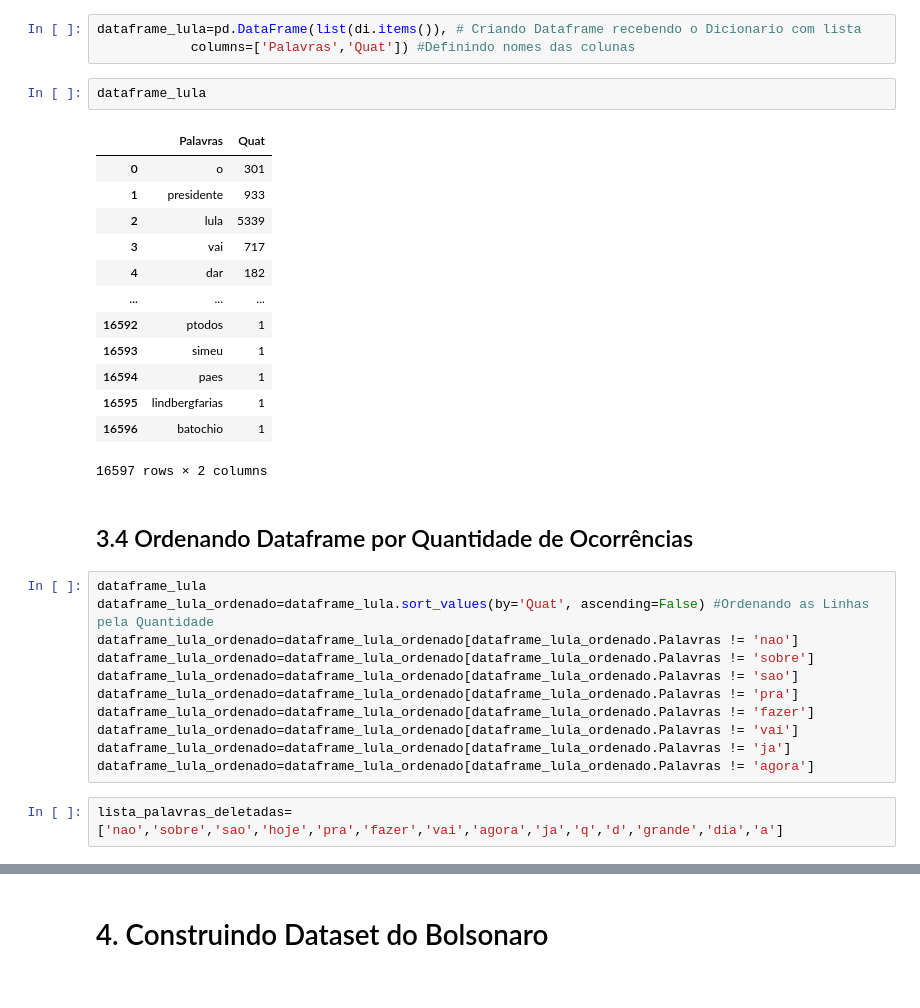
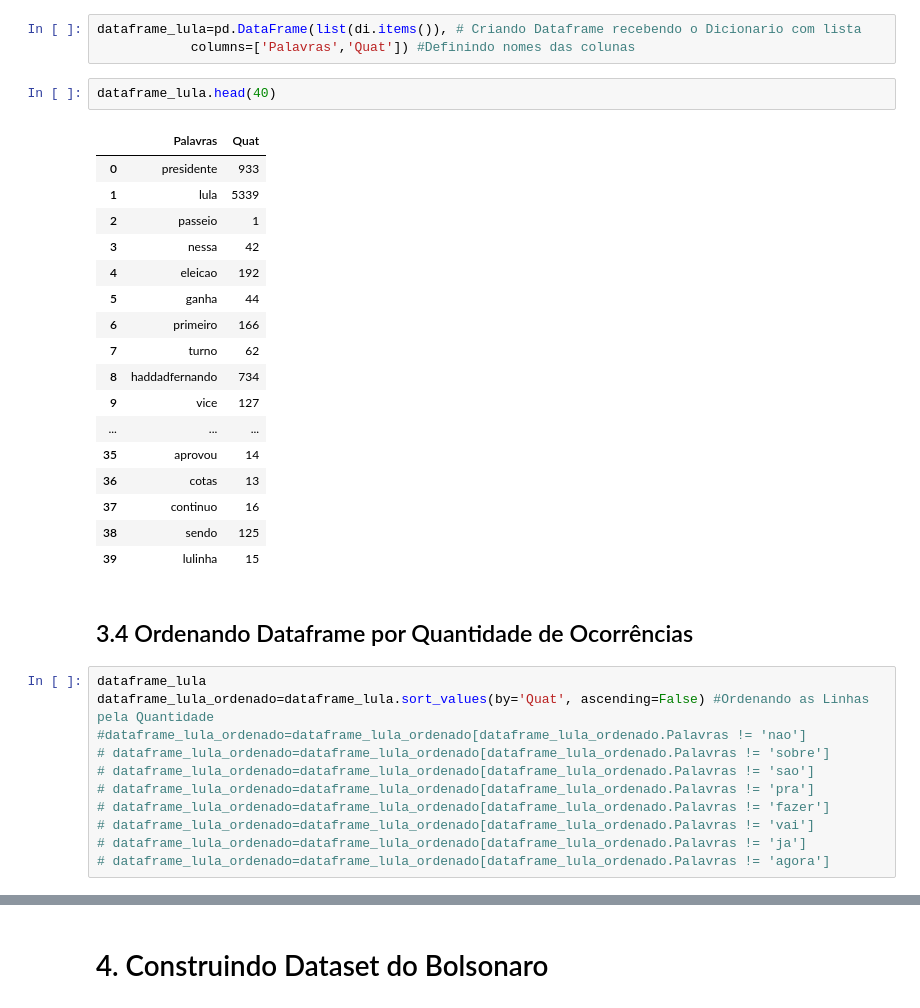
Before and after one commit to GeoIsrael/BolsoxLula_Twitter, a Jupyter notebook: bozoXlula/Desafio_lula.ipynb, the cells around one changed output, grey strips where cells are left out. Cells and saved outputs as stored; diff of their text form.

```diff
--- a/bozoXlula/Desafio_lula.ipynb
+++ b/bozoXlula/Desafio_lula.ipynb
@@ -176,34 +181,36 @@ len(di)
 dataframe_lula=pd.DataFrame(list(di.items()), # Criando Dataframe recebendo o Dicionario com lista
             columns=['Palavras','Quat']) #Definindo nomes das colunas
 # %%
-dataframe_lula
+dataframe_lula.head(40)
 # %% [output]
 |  | Palavras | Quat |
-| 0 | o | 301 |
-| 1 | presidente | 933 |
-| 2 | lula | 5339 |
-| 3 | vai | 717 |
-| 4 | dar | 182 |
+| 0 | presidente | 933 |
+| 1 | lula | 5339 |
+| 2 | passeio | 1 |
+| 3 | nessa | 42 |
+| 4 | eleicao | 192 |
+| 5 | ganha | 44 |
+| 6 | primeiro | 166 |
+| 7 | turno | 62 |
+| 8 | haddadfernando | 734 |
+| 9 | vice | 127 |
 | ... | ... | ... |
-| 16592 | ptodos | 1 |
-| 16593 | simeu | 1 |
-| 16594 | paes | 1 |
-| 16595 | lindbergfarias | 1 |
-| 16596 | batochio | 1 |
+| 35 | aprovou | 14 |
+| 36 | cotas | 13 |
+| 37 | continuo | 16 |
+| 38 | sendo | 125 |
+| 39 | lulinha | 15 |
-16597 rows × 2 columns
 # %% [markdown]
 ## 3.4 Ordenando Dataframe por Quantidade de Ocorrências
 # %%
 dataframe_lula
 dataframe_lula_ordenado=dataframe_lula.sort_values(by='Quat', ascending=False) #Ordenando as Linhas pela Quantidade
-dataframe_lula_ordenado=dataframe_lula_ordenado[dataframe_lula_ordenado.Palavras != 'nao']
-dataframe_lula_ordenado=dataframe_lula_ordenado[dataframe_lula_ordenado.Palavras != 'sobre']
-dataframe_lula_ordenado=dataframe_lula_ordenado[dataframe_lula_ordenado.Palavras != 'sao']
-dataframe_lula_ordenado=dataframe_lula_ordenado[dataframe_lula_ordenado.Palavras != 'pra']
-dataframe_lula_ordenado=dataframe_lula_ordenado[dataframe_lula_ordenado.Palavras != 'fazer']
-dataframe_lula_ordenado=dataframe_lula_ordenado[dataframe_lula_ordenado.Palavras != 'vai']
-dataframe_lula_ordenado=dataframe_lula_ordenado[dataframe_lula_ordenado.Palavras != 'ja']
-dataframe_lula_ordenado=dataframe_lula_ordenado[dataframe_lula_ordenado.Palavras != 'agora']
+#dataframe_lula_ordenado=dataframe_lula_ordenado[dataframe_lula_ordenado.Palavras != 'nao']
+# dataframe_lula_ordenado=dataframe_lula_ordenado[dataframe_lula_ordenado.Palavras != 'sobre']
+# dataframe_lula_ordenado=dataframe_lula_ordenado[dataframe_lula_ordenado.Palavras != 'sao']
+# dataframe_lula_ordenado=dataframe_lula_ordenado[dataframe_lula_ordenado.Palavras != 'pra']
+# dataframe_lula_ordenado=dataframe_lula_ordenado[dataframe_lula_ordenado.Palavras != 'fazer']
+# dataframe_lula_ordenado=dataframe_lula_ordenado[dataframe_lula_ordenado.Palavras != 'vai']
+# dataframe_lula_ordenado=dataframe_lula_ordenado[dataframe_lula_ordenado.Palavras != 'ja']
+# dataframe_lula_ordenado=dataframe_lula_ordenado[dataframe_lula_ordenado.Palavras != 'agora']
-# %%
-lista_palavras_deletadas=['nao','sobre','sao','hoje','pra','fazer','vai','agora','ja','q','d','grande','dia','a']
 # %%
```
Also changed, not shown: parts of 15 cells of this notebook.
